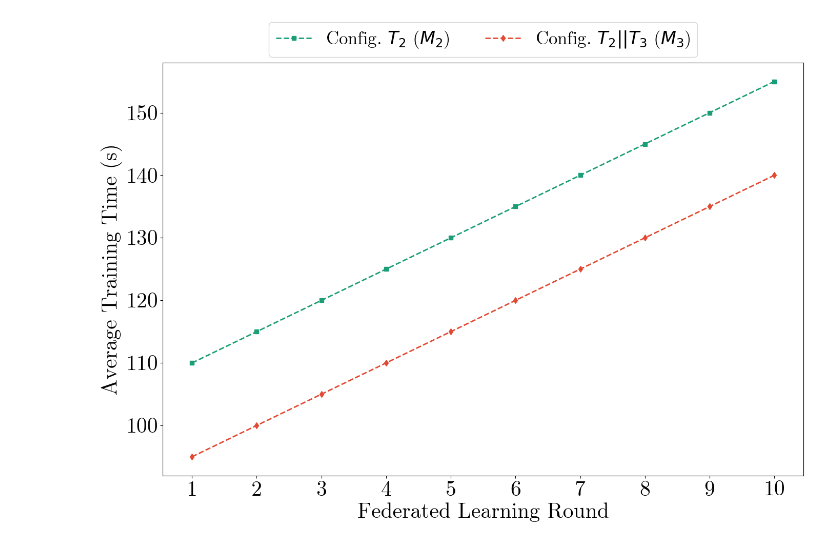
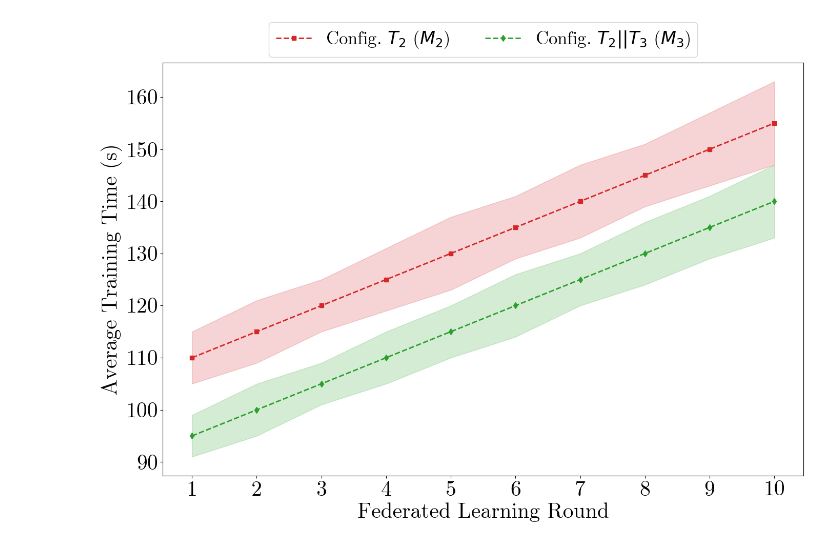
Before and after one commit to IvanComp/AP4Fed, a Jupyter notebook: img/Notebook Charts/Multi-TaskModelTrainer.ipynb, the cells around one changed output. Saved outputs shown, nothing was run; the diff lists cells and outputs as text; code cells hidden in the pictures.

```diff
--- a/img/Notebook Charts/Multi-TaskModelTrainer.ipynb
+++ b/img/Notebook Charts/Multi-TaskModelTrainer.ipynb
@@ -6,25 +6,41 @@ import numpy as np
 plt.rcParams['font.family'] = 'CMU Serif'
 rounds = np.arange(1, 11)
 
+# Define consistent colors for all plots
+COLOR_M1 = "#1f77b4"  # blue for m1
+COLOR_M2 = "#d62728"  # red for m2
+COLOR_M3 = "#2ca02c"  # green for m3
+
 # ------------------------------
 # Dati per F1 Score (m1, m3_t1)
-accuracy_m1    = [0.24, 0.24, 0.24, 0.25, 0.26, 0.26, 0.26, 0.28, 0.30, 0.33]#ok
+accuracy_m1    = [0.24, 0.24, 0.24, 0.25, 0.26, 0.26, 0.26, 0.28, 0.30, 0.33]
 accuracy_m3_t1 = [0.07, 0.11, 0.16, 0.2, 0.24, 0.28, 0.31, 0.34, 0.36, 0.38]
+
+# Confidence intervals for F1 Score
+ci_m1_f1 = [0.005, 0.0048, 0.0052, 0.0051, 0.0049, 0.0053, 0.0047, 0.005, 0.0048, 0.0052]
+ci_m3_t1_f1 = [0.002, 0.003, 0.0035, 0.004, 0.0045, 0.005, 0.0048, 0.005, 0.0052, 0.0055]
 
 # ------------------------------
 # Dati per MAE (m2, m3_t2)
-# Generiamo 10 valori casuali per ciascun modello (MAE compreso tra 0.1 e 0.5)
 np.random.seed(0)
 mae_m2    = np.random.uniform(0.1, 0.5, 10)
 mae_m3_t2 = np.random.uniform(0.1, 0.5, 10)
 
+# Confidence intervals for MAE
+ci_m2_mae = [0.015, 0.018, 0.016, 0.019, 0.017, 0.02, 0.018, 0.021, 0.019, 0.022]
+ci_m3_t2_mae = [0.012, 0.015, 0.014, 0.016, 0.015, 0.017, 0.016, 0.018, 0.017, 0.019]
+
 # ------------------------------
 # Dati per Average Training Time
-# (Si utilizzano m1, m2 e m3_t1; m3_t2 non è previsto in questo grafico)
-total_training_time_m1    = [444, 398, 445, 471, 467, 407, 467, 470, 495, 595]#ok
+total_training_time_m1    = [444, 398, 445, 471, 467, 407, 467, 470, 495, 595]
 total_training_time_m2    = [110, 115, 120, 125, 130, 135, 140, 145, 150, 155]
 total_training_time_m3_t1 = [95, 100, 105, 110, 115, 120, 125, 130, 135, 140]
 total_training_time_m3_t2 = [95, 100, 105, 110, 115, 120, 125, 130, 135, 140]
+
+# Confidence intervals for Training Time
+ci_m1_tt = [8, 7, 8, 9, 8, 7, 9, 8, 10, 12]
+ci_m2_tt = [5, 6, 5, 6, 7, 6, 7, 6, 7, 8]
+ci_m3_tt = [4, 5, 4, 5, 5, 6, 5, 6, 6, 7]
 
 # Calcolo dei rapporti
 f1_over_training_m1    = [a / t for a, t in zip(accuracy_m1, total_training_time_m1)]
@@ -32,15 +48,27 @@ f1_over_training_m3_t1 = [a / t for a, t in zip(accuracy_m3_t1, total_training_t
 mae_over_training_m2    = [m / t for m, t in zip(mae_m2, total_training_time_m2)]
 mae_over_training_m3_t2 = [m / t for m, t in zip(mae_m3_t2, total_training_time_m3_t2)]
 
+# Confidence intervals for efficiency metrics
+ci_eff_m1 = [0.00012, 0.00013, 0.00012, 0.00014, 0.00013, 0.00015, 0.00014, 0.00015, 0.00015, 0.00016]
+ci_eff_m3_t1 = [0.00008, 0.00009, 0.0001, 0.00011, 0.00012, 0.00013, 0.00014, 0.00015, 0.00015, 0.00016]
+ci_eff_m2 = [0.0002, 0.00022, 0.00021, 0.00023, 0.00022, 0.00024, 0.00023, 0.00025, 0.00024, 0.00026]
+ci_eff_m3_t2 = [0.00015, 0.00016, 0.00016, 0.00017, 0.00017, 0.00018, 0.00018, 0.00019, 0.00019, 0.0002]
+
 # ------------------------------
 # Grafico 1: F1 Score vs FL Round (m1 e m3_t1)
-colors1  = ['#66c2a5', '#fc8d62']
+colors1  = [COLOR_M1, COLOR_M3]
 labels1  = [r'Config. $T_{1}$ ($M_{1}$)', r'Config. $T_{2} || T_{3}$ ($M_{3}$)']
 markers1 = ['o', '^']
 
 fig, ax = plt.subplots(figsize=(14, 10))
-for data, label, color, marker in zip([accuracy_m1, accuracy_m3_t1], labels1, colors1, markers1):
+for data, ci, label, color, marker in zip([accuracy_m1, accuracy_m3_t1],
+                                        [ci_m1_f1, ci_m3_t1_f1],
+                                        labels1, colors1, markers1):
     ax.plot(rounds, data, color=color, label=label, marker=marker, linewidth=2, linestyle='--')
+    ax.fill_between(rounds,
+                    [d - c for d, c in zip(data, ci)],
+                    [d + c for d, c in zip(data, ci)],
+                    color=color, alpha=0.2)
 ax.set_xlabel('Federated Learning Round', fontsize=30)
 ax.set_ylabel('F1 Score', fontsize=30)
 ax.tick_params(axis='both', labelsize=30)
@@ -52,13 +80,19 @@ plt.show()
 
 # ------------------------------
 # Grafico 2: MAE vs FL Round (m2 e m3_t2)
-colors2  = ['#1b9e77', '#e34a33']
+colors2  = [COLOR_M2, COLOR_M3]
 labels2  = [r'Config. $T_{2}$ ($M_{2}$)', r'Config. $T_{2} || T_{3}$ ($M_{3}$)']
 markers2 = ['s', 'd']
 
 fig, ax = plt.subplots(figsize=(14, 10))
-for data, label, color, marker in zip([mae_m2, mae_m3_t2], labels2, colors2, markers2):
+for data, ci, label, color, marker in zip([mae_m2, mae_m3_t2],
+                                        [ci_m2_mae, ci_m3_t2_mae],
+                                        labels2, colors2, markers2):
     ax.plot(rounds, data, color=color, label=label, marker=marker, linewidth=2, linestyle='--')
+    ax.fill_between(rounds,
+                    [d - c for d, c in zip(data, ci)],
+                    [d + c for d, c in zip(data, ci)],
+                    color=color, alpha=0.2)
 ax.set_xlabel('Federated Learning Round', fontsize=30)
 ax.set_ylabel('Mean Absolute Error (m)', fontsize=30)
 ax.tick_params(axis='both', labelsize=30)
@@ -71,12 +105,18 @@ plt.show()
 # ------------------------------
 # Grafico 3: Average Training Time vs FL Round (m1 e m3)
 labels_at1 = [r'Config. $T_{1}$ ($M_{1}$)', r'Config. $T_{2} || T_{3}$ ($M_{3}$)']
-colors_at1 = ['#66c2a5', '#fc8d62']
+colors_at1 = [COLOR_M1, COLOR_M3]
 markers_at1 = ['o', '^']
 
 fig, ax = plt.subplots(figsize=(14, 10))
-for data, label, color, marker in zip([total_training_time_m1, total_training_time_m3_t1], labels_at1, colors_at1, markers_at1):
+for data, ci, label, color, marker in zip([total_training_time_m1, total_training_time_m3_t1],
+                                        [ci_m1_tt, ci_m3_tt],
+                                        labels_at1, colors_at1, markers_at1):
     ax.plot(rounds, data, color=color, label=label, marker=marker, linewidth=2, linestyle='--')
+    ax.fill_between(rounds,
+                    [d - c for d, c in zip(data, ci)],
+                    [d + c for d, c in zip(data, ci)],
+                    color=color, alpha=0.2)
 ax.set_xlabel('Federated Learning Round', fontsize=30)
 ax.set_ylabel('Average Training Time (s)', fontsize=30)
 ax.tick_params(axis='both', labelsize=30)
@@ -89,12 +129,18 @@ plt.show()
 # ------------------------------
 # Grafico 4: Average Training Time vs FL Round (m2 e m3)
 labels_at2 = [r'Config. $T_{2}$ ($M_{2}$)', r'Config. $T_{2} || T_{3}$ ($M_{3}$)']
-colors_at2 = ['#1b9e77', '#e34a33']
+colors_at2 = [COLOR_M2, COLOR_M3]
 markers_at2 = ['s', 'd']
 
 fig, ax = plt.subplots(figsize=(14, 10))
-for data, label, color, marker in zip([total_training_time_m2, total_training_time_m3_t1], labels_at2, colors_at2, markers_at2):
+for data, ci, label, color, marker in zip([total_training_time_m2, total_training_time_m3_t1],
+                                        [ci_m2_tt, ci_m3_tt],
+                                        labels_at2, colors_at2, markers_at2):
     ax.plot(rounds, data, color=color, label=label, marker=marker, linewidth=2, linestyle='--')
+    ax.fill_between(rounds,
+                    [d - c for d, c in zip(data, ci)],
+                    [d + c for d, c in zip(data, ci)],
+                    color=color, alpha=0.2)
 ax.set_xlabel('Federated Learning Round', fontsize=30)
 ax.set_ylabel('Average Training Time (s)', fontsize=30)
 ax.tick_params(axis='both', labelsize=30)
@@ -107,8 +153,14 @@ plt.show()
 # ------------------------------
 # Grafico 5: F1 Score / Average Training Time (m1 e m3_t1)
 fig, ax = plt.subplots(figsize=(14, 10))
-for data, label, color, marker in zip([f1_over_training_m1, f1_over_training_m3_t1], labels1, colors1, markers1):
+for data, ci, label, color, marker in zip([f1_over_training_m1, f1_over_training_m3_t1],
+                                        [ci_eff_m1, ci_eff_m3_t1],
+                                        labels1, colors1, markers1):
     ax.plot(rounds, data, color=color, label=label, marker=marker, linewidth=2, linestyle='--')
+    ax.fill_between(rounds,
+                    [d - c for d, c in zip(data, ci)],
+                    [d + c for d, c in zip(data, ci)],
+                    color=color, alpha=0.2)
 ax.set_xlabel('Federated Learning Round', fontsize=30)
 ax.set_ylabel('F1 Score / Average Training Time', fontsize=30)
 ax.tick_params(axis='both', labelsize=30)
@@ -121,8 +173,14 @@ plt.show()
 # ------------------------------
 # Grafico 6: MAE / Average Training Time (m2 e m3_t2)
 fig, ax = plt.subplots(figsize=(14, 10))
-for data, label, color, marker in zip([mae_over_training_m2, mae_over_training_m3_t2], labels2, colors2, markers2):
+for data, ci, label, color, marker in zip([mae_over_training_m2, mae_over_training_m3_t2],
+                                        [ci_eff_m2, ci_eff_m3_t2],
+                                        labels2, colors2, markers2):
     ax.plot(rounds, data, color=color, label=label, marker=marker, linewidth=2, linestyle='--')
+    ax.fill_between(rounds,
+                    [d - c for d, c in zip(data, ci)],
+                    [d + c for d, c in zip(data, ci)],
+                    color=color, alpha=0.2)
 ax.set_xlabel('Federated Learning Round', fontsize=30)
 ax.set_ylabel('MAE / Average Training Time', fontsize=30)
 ax.tick_params(axis='both', labelsize=30)
@@ -138 +196 @@ plt.show()
-[figure, old version]
+[figure, new version]
```
Also changed, not shown: parts of 1 cell of this notebook, 13 other files.
